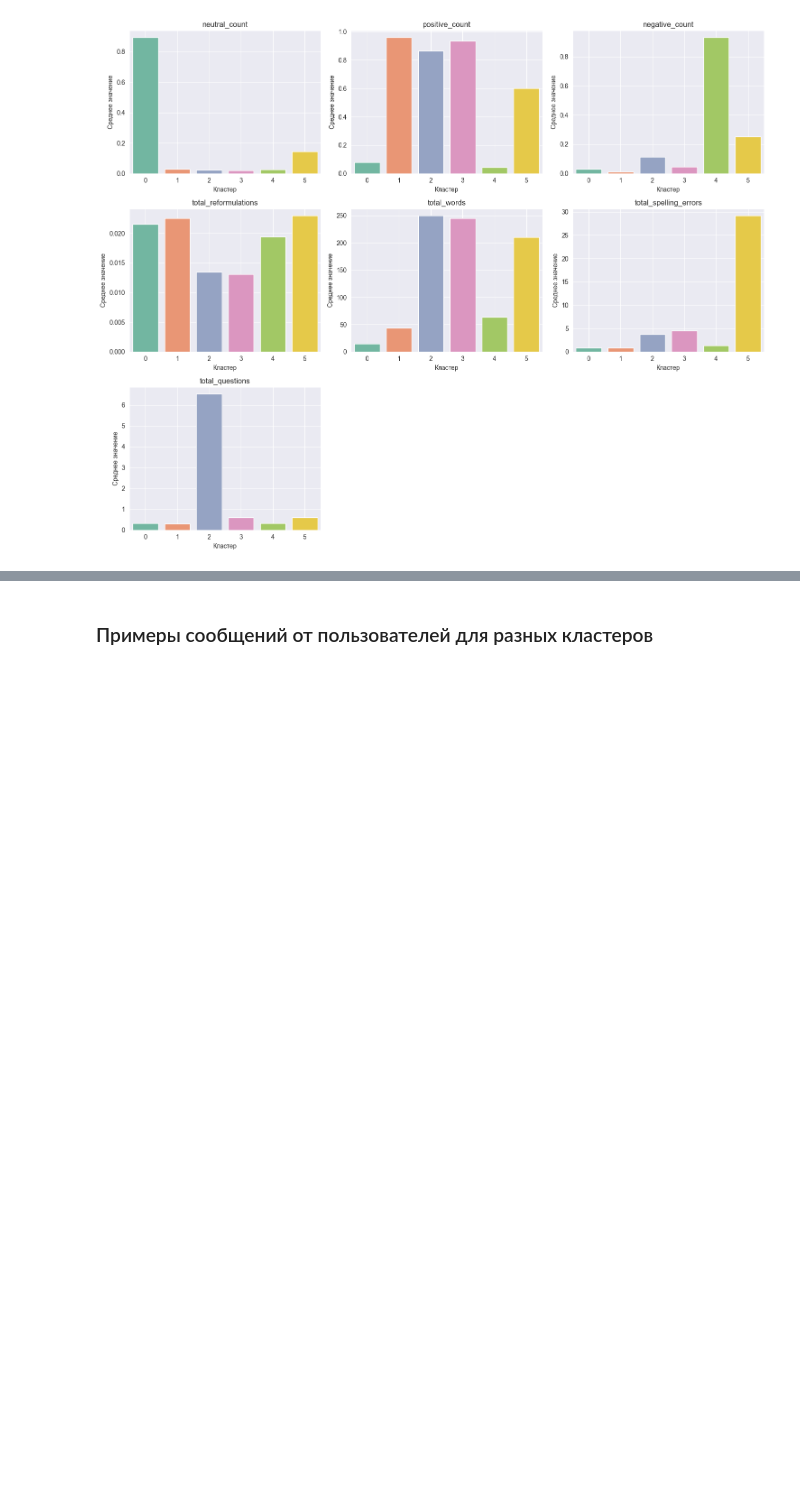
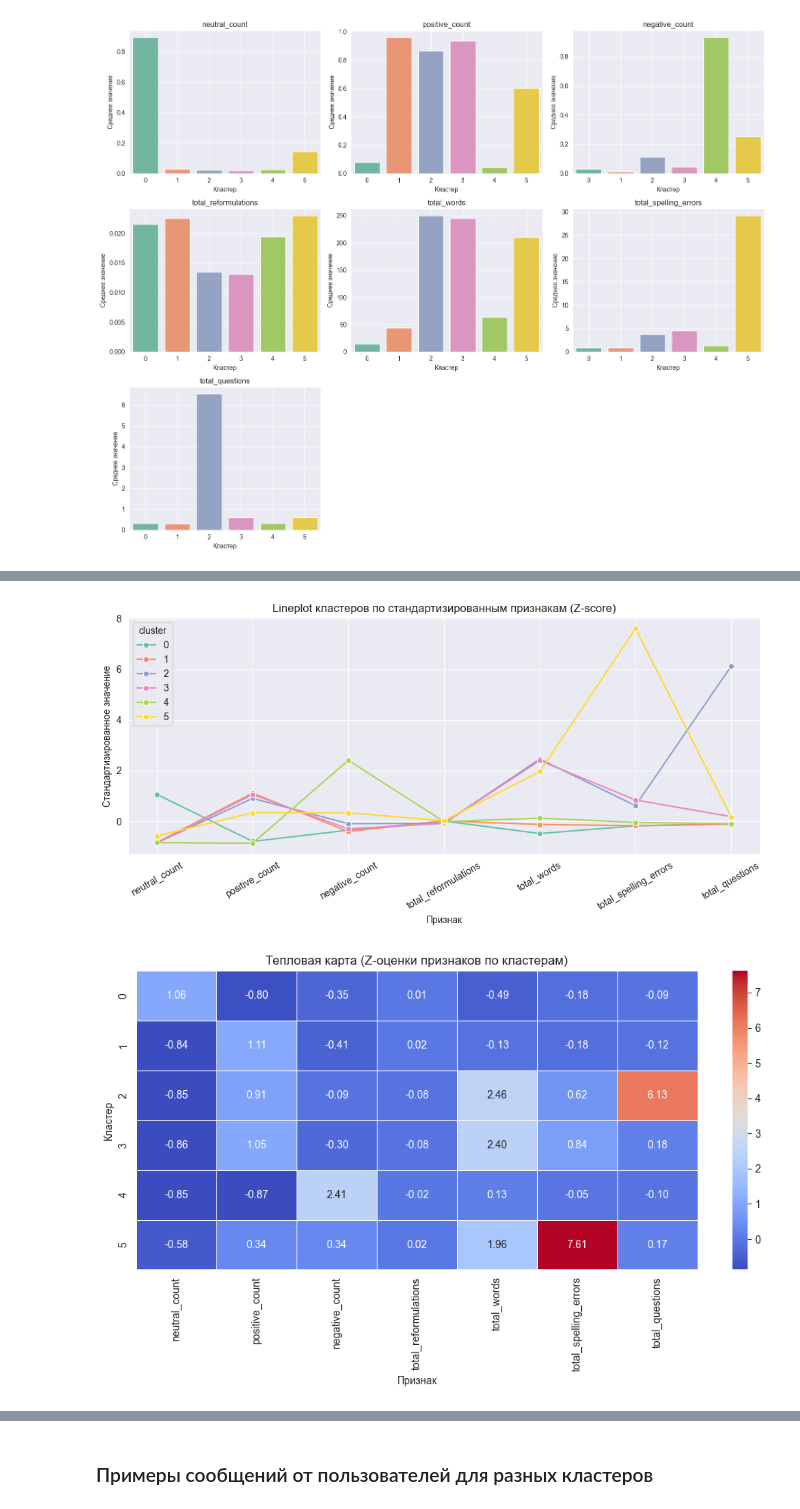
Before and after one commit to hqdem/user-pattern-analysis, a Jupyter notebook: src/clusterization/kmeans/kmeans_results_visualizing.ipynb, the cells around one changed output, grey strips where cells are left out. Drawn from its saved outputs; the diff is of its cells as text; code cells hidden in the pictures; blank space fills up the shorter version.

```diff
--- a/src/clusterization/kmeans/kmeans_results_visualizing.ipynb
+++ b/src/clusterization/kmeans/kmeans_results_visualizing.ipynb
@@ -140,0 +196,28 @@ plt.show()
+# %%
+# LINEPLOT
+df_melted_std = df_cluster_means_std.melt(id_vars='cluster', value_vars=features,
+                                           var_name='feature', value_name='value')
+
+plt.figure(figsize=(10, 5))
+sns.lineplot(data=df_melted_std, x='feature', y='value', hue='cluster', marker='o', palette='Set2')
+plt.title("Lineplot кластеров по стандартизированным признакам (Z-score)")
+plt.xlabel("Признак")
+plt.ylabel("Стандартизированное значение")
+plt.xticks(rotation=30)
+plt.grid(True)
+plt.tight_layout()
+plt.show()
+
+# HEATMAP
+heat_data = df_cluster_means_std.set_index('cluster')
+
+plt.figure(figsize=(10, 6))
+sns.heatmap(heat_data, cmap='coolwarm', annot=True, fmt=".2f", linewidths=0.5)
+plt.title("Тепловая карта (Z-оценки признаков по кластерам)")
+plt.xlabel("Признак")
+plt.ylabel("Кластер")
+plt.tight_layout()
+plt.show()
+# %% [output]
+[figure, added]
+[figure, added]
```
Also changed, not shown: parts of 5 cells of this notebook, 9 other files.
